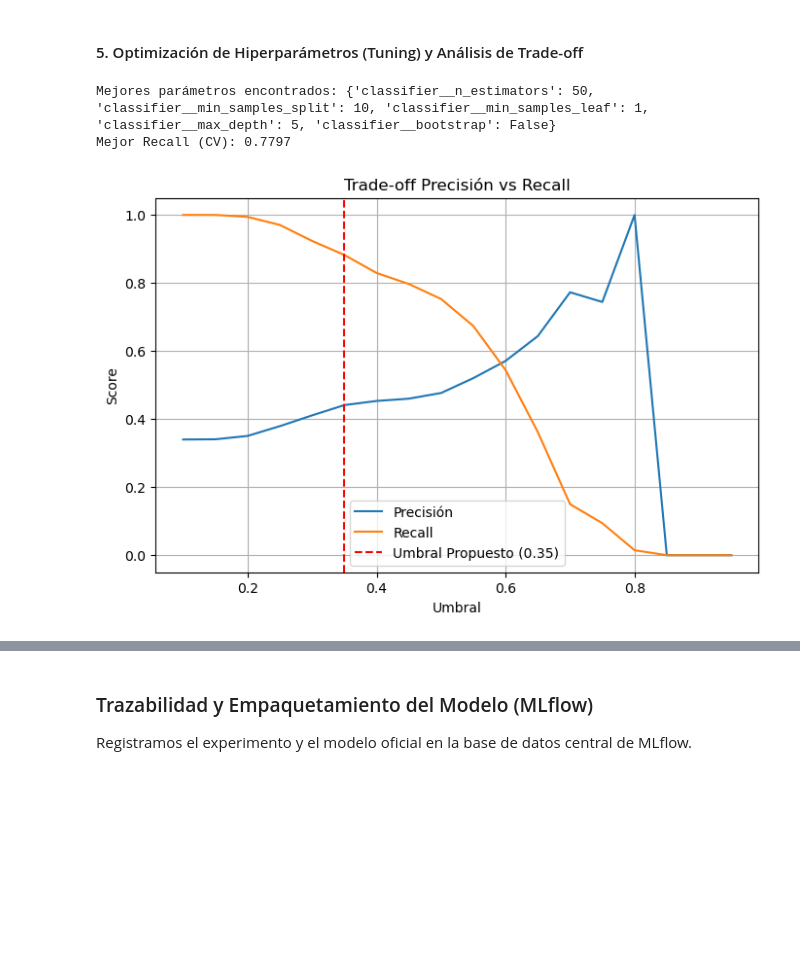
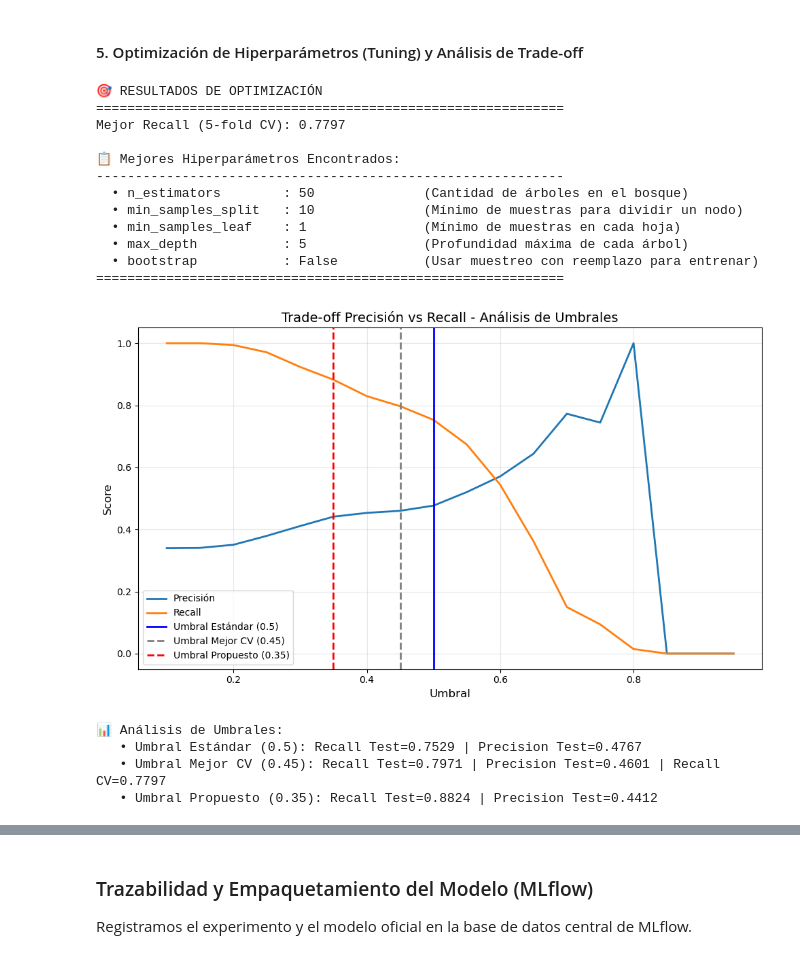
Before and after one commit to Dovi1980/andeslink-churn, a Jupyter notebook: notebooks/02_train_test_mlflow.ipynb, the cells around one changed output, grey strips where cells are left out. Cells and saved outputs as stored; diff of their text form; code cells hidden in the pictures; blank space fills up the shorter version.

Commit message:
feat: Optimización de umbral y guardado de modelo

```diff
--- a/notebooks/02_train_test_mlflow.ipynb
+++ b/notebooks/02_train_test_mlflow.ipynb
@@ -200,6 +200,7 @@ plt.show()
 # %% [markdown]
 #### 5. Optimización de Hiperparámetros (Tuning) y Análisis de Trade-off
 # %%
+
 # Configuración de la búsqueda
 param_dist = {
     'classifier__n_estimators': [50, 100, 200, 300],
@@ -216,47 +217,98 @@ rf_pipeline = Pipeline(steps=[
 
 random_search = RandomizedSearchCV(
     rf_pipeline,
     param_distributions=param_dist,
     n_iter=10,
     cv=5,
     scoring='recall',
     n_jobs=-1,
     random_state=42
 )
 
 random_search.fit(X_train, y_train)
 
-print(f"Mejores parámetros encontrados: {random_search.best_params_}")
-print(f"Mejor Recall (CV): {random_search.best_score_:.4f}")
+# Extraer parámetros sin prefijo 'classifier__'
+best_params_clean = {k.replace('classifier__', ''): v for k, v in random_search.best_params_.items()}
+
+print("\n RESULTADOS DE OPTIMIZACIÓN")
+print("=" * 60)
+print(f"Mejor Recall (5-fold CV): {random_search.best_score_:.4f}")
+print("\n Mejores Hiperparámetros Encontrados:")
+print("-" * 60)
+for param, value in best_params_clean.items():
+    param_descriptions = {
+        'n_estimators': 'Cantidad de árboles en el bosque',
+        'max_depth': 'Profundidad máxima de cada árbol',
+        'min_samples_split': 'Mínimo de muestras para dividir un nodo',
+        'min_samples_leaf': 'Mínimo de muestras en cada hoja',
+        'bootstrap': 'Usar muestreo con reemplazo para entrenar'
+    }
+    description = param_descriptions.get(param, '')
+    print(f"  • {param:20s}: {str(value):15s} ({description})")
+print("=" * 60)
 
 best_rf = random_search.best_estimator_
 y_proba_best = best_rf.predict_proba(X_test)[:, 1]
 
+# Guardar el mejor Recall del CV
+best_recall_cv = random_search.best_score_
 
 # Análisis de umbrales
 thresholds = np.arange(0.1, 1.0, 0.05)
 precisions = []
 recalls = []
 
 for threshold in thresholds:
     y_pred_threshold = (y_proba_best >= threshold).astype(int)
     precisions.append(precision_score(y_test, y_pred_threshold, zero_division=0))
     recalls.append(recall_score(y_test, y_pred_threshold, zero_division=0))
 
-plt.figure(figsize=(8, 5))
-plt.plot(thresholds, precisions, label='Precisión')
-plt.plot(thresholds, recalls, label='Recall')
-plt.axvline(x=0.35, color='red', linestyle='--', label='Umbral Propuesto (0.35)')
-plt.xlabel('Umbral')
-plt.ylabel('Score')
-plt.title('Trade-off Precisión vs Recall')
-plt.legend()
-plt.grid(True)
+# Encontrar el umbral que produce un Recall más cercano a best_recall_cv en el test set
+recalls_array = np.array(recalls)
+best_recall_idx = np.argmin(np.abs(recalls_array - best_recall_cv))
+best_recall_threshold = thresholds[best_recall_idx]
+best_recall_test = recalls_array[best_recall_idx]
+
+plt.figure(figsize=(10, 6))
+plt.plot(thresholds, precisions, label='Precisión', linewidth=2)
+plt.plot(thresholds, recalls, label='Recall', linewidth=2)
+plt.axvline(x=0.5, color='blue', linestyle='-', linewidth=2, label='Umbral Estándar (0.5)')
+plt.axvline(x=best_recall_threshold, color='gray', linestyle='--', linewidth=2, label=f'Umbral Mejor CV ({best_recall_threshold:.2f})')
+plt.axvline(x=0.35, color='red', linestyle='--', linewidth=2, label='Umbral Propuesto (0.35)')
+plt.xlabel('Umbral', fontsize=12)
+plt.ylabel('Score', fontsize=12)
+plt.title('Trade-off Precisión vs Recall - Análisis de Umbrales', fontsize=14)
+plt.legend(fontsize=10)
+plt.grid(True, alpha=0.3)
+plt.tight_layout()
 plt.show()
+
+# Índices para cada umbral
+idx_05 = np.argmin(np.abs(thresholds - 0.5))
+idx_035 = np.argmin(np.abs(thresholds - 0.35))
+
+print(f"\n Análisis de Umbrales:")
+print(f"   • Umbral Estándar (0.5): Recall Test={recalls[idx_05]:.4f} | Precision Test={precisions[idx_05]:.4f}")
+print(f"   • Umbral Mejor CV ({best_recall_threshold:.2f}): Recall Test={best_recall_test:.4f} | Precision Test={precisions[best_recall_idx]:.4f} | Recall CV={best_recall_cv:.4f}")
+print(f"   • Umbral Propuesto (0.35): Recall Test={recalls[idx_035]:.4f} | Precision Test={precisions[idx_035]:.4f}")
 # %% [output]
-Mejores parámetros encontrados: {'classifier__n_estimators': 50, 'classifier__min_samples_split': 10, 'classifier__min_samples_leaf': 1, 'classifier__max_depth': 5, 'classifier__bootstrap': False}
-Mejor Recall (CV): 0.7797
+🎯 RESULTADOS DE OPTIMIZACIÓN
+============================================================
+Mejor Recall (5-fold CV): 0.7797
+
+📋 Mejores Hiperparámetros Encontrados:
+------------------------------------------------------------
+  • n_estimators        : 50              (Cantidad de árboles en el bosque)
+  • min_samples_split   : 10              (Mínimo de muestras para dividir un nodo)
+  • min_samples_leaf    : 1               (Mínimo de muestras en cada hoja)
+  • max_depth           : 5               (Profundidad máxima de cada árbol)
+  • bootstrap           : False           (Usar muestreo con reemplazo para entrenar)
+============================================================
-[figure, old version]
+[figure, new version]
+📊 Análisis de Umbrales:
+   • Umbral Estándar (0.5): Recall Test=0.7529 | Precision Test=0.4767
+   • Umbral Mejor CV (0.45): Recall Test=0.7971 | Precision Test=0.4601 | Recall CV=0.7797
+   • Umbral Propuesto (0.35): Recall Test=0.8824 | Precision Test=0.4412
 # %% [markdown]
 ### Análisis de Resultados y Selección del Modelo Definitivo
 
```
Also changed, not shown: parts of 2 cells of this notebook.
